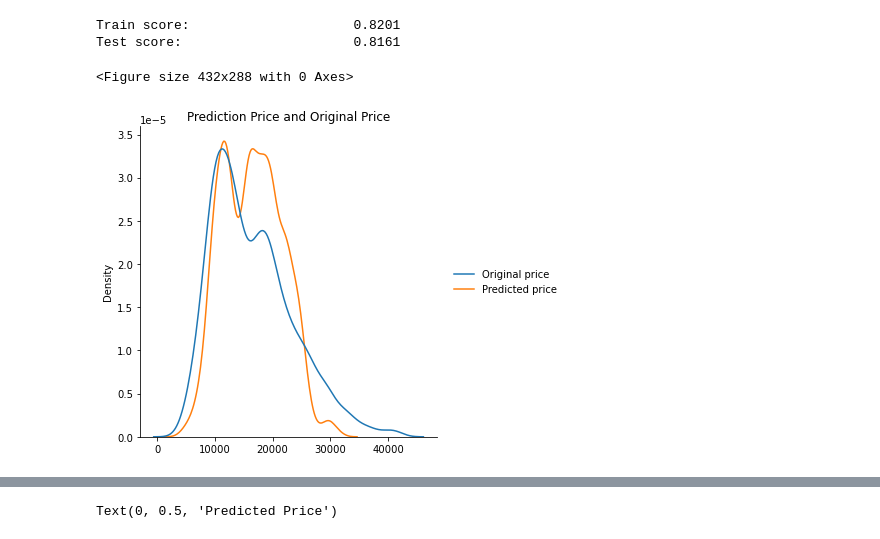
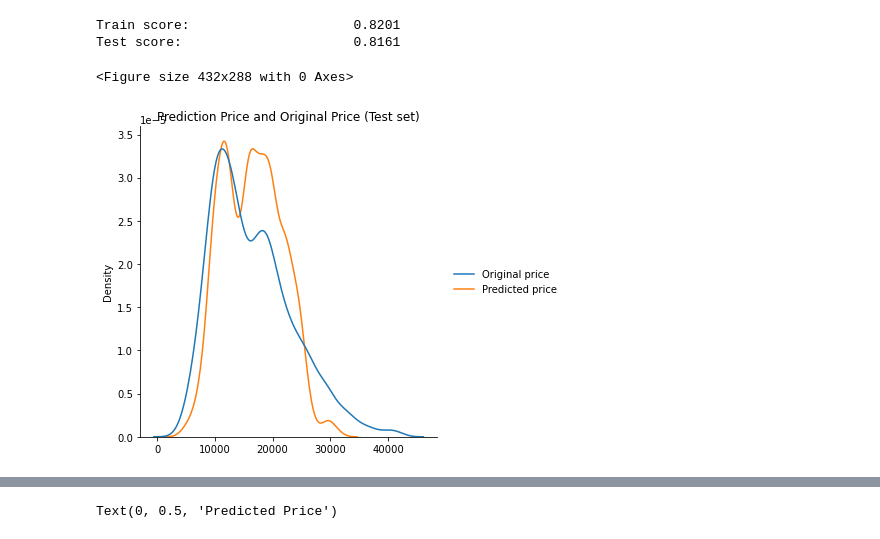
Before and after one commit to kai2128/DM_Assignment, a Jupyter notebook: algorithm/ElasticNet.ipynb, the cells around one changed output, grey strips where cells are left out. Cells and saved outputs as stored; diff of their text form; code cells hidden in the pictures.

```diff
--- a/algorithm/ElasticNet.ipynb
+++ b/algorithm/ElasticNet.ipynb
@@ -26,9 +26,9 @@ train_test_report(en)
 # %% [output]
 Train score:                     0.8201
 Test score:                      0.8161
-# %%
-plot_prediction_compare_ori(en)
-# %% [output]
-<Figure size 432x288 with 0 Axes>
-[figure, removed]
+# %%
+plot_prediction_compare_ori(en, title='Prediction Price and Original Price (Test set)')
+# %% [output]
+<Figure size 432x288 with 0 Axes>
+[figure, added]
 # %%
```
Also changed, not shown: parts of 3 cells of this notebook, 1 other file.
